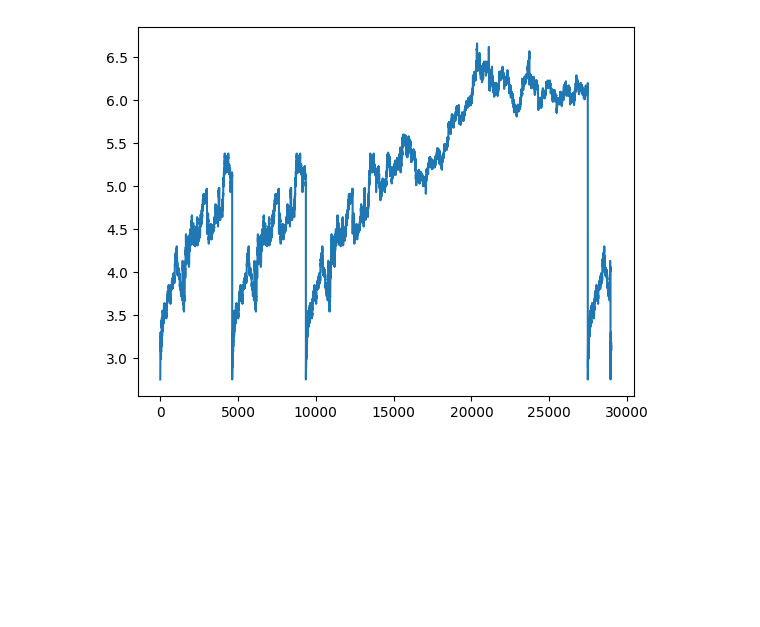
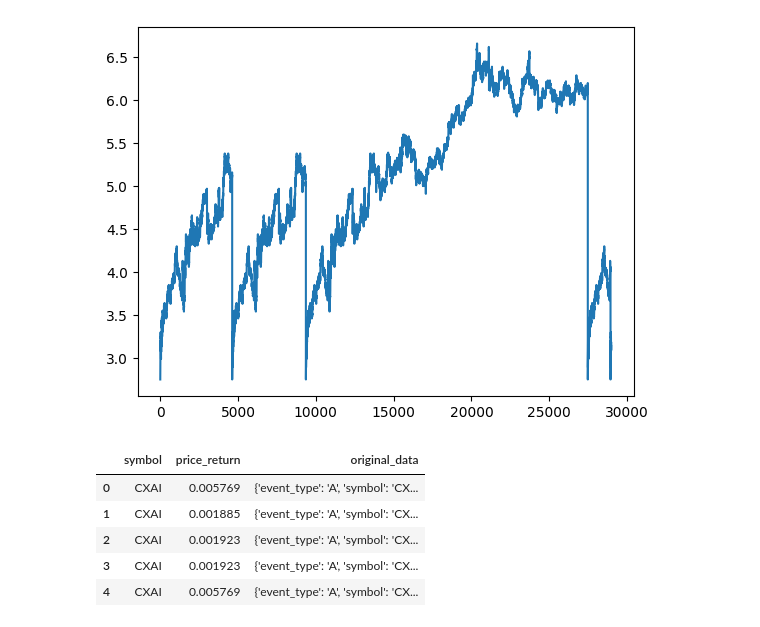
Before and after one commit to maheshpeiris0/Random-Python-Work, a Jupyter notebook: 2024/April/1-April-2024/return-check.ipynb, the cells around one changed output. Cells and saved outputs as stored; diff of their text form; code cells hidden in the pictures; blank space fills up the shorter version.

```diff
--- a/2024/April/1-April-2024/return-check.ipynb
+++ b/2024/April/1-April-2024/return-check.ipynb
@@ -19,0 +22,9 @@ df['close'].plot()
+# %%
+dataset.head()
+# %% [output]
+|  | symbol | price_return | original_data |
+| 0 | CXAI | 0.005769 | {'event_type': 'A', 'symbol': 'CX... |
+| 1 | CXAI | 0.001885 | {'event_type': 'A', 'symbol': 'CX... |
+| 2 | CXAI | 0.001923 | {'event_type': 'A', 'symbol': 'CX... |
+| 3 | CXAI | 0.001923 | {'event_type': 'A', 'symbol': 'CX... |
+| 4 | CXAI | 0.005769 | {'event_type': 'A', 'symbol': 'CX... |
```
Also changed, not shown: parts of 4 cells of this notebook, 1 other file.
